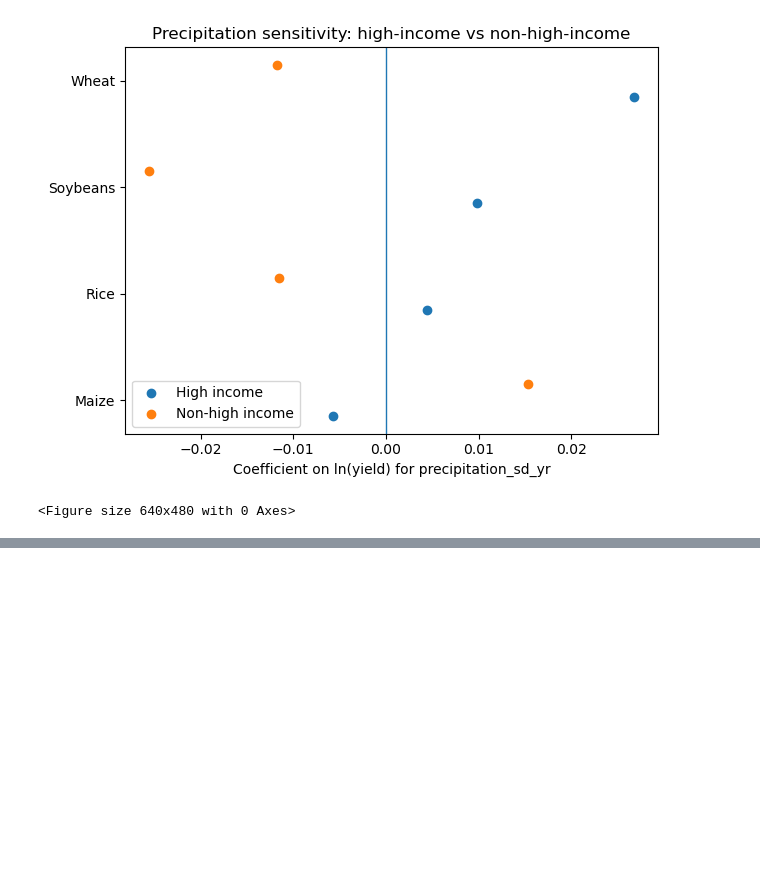
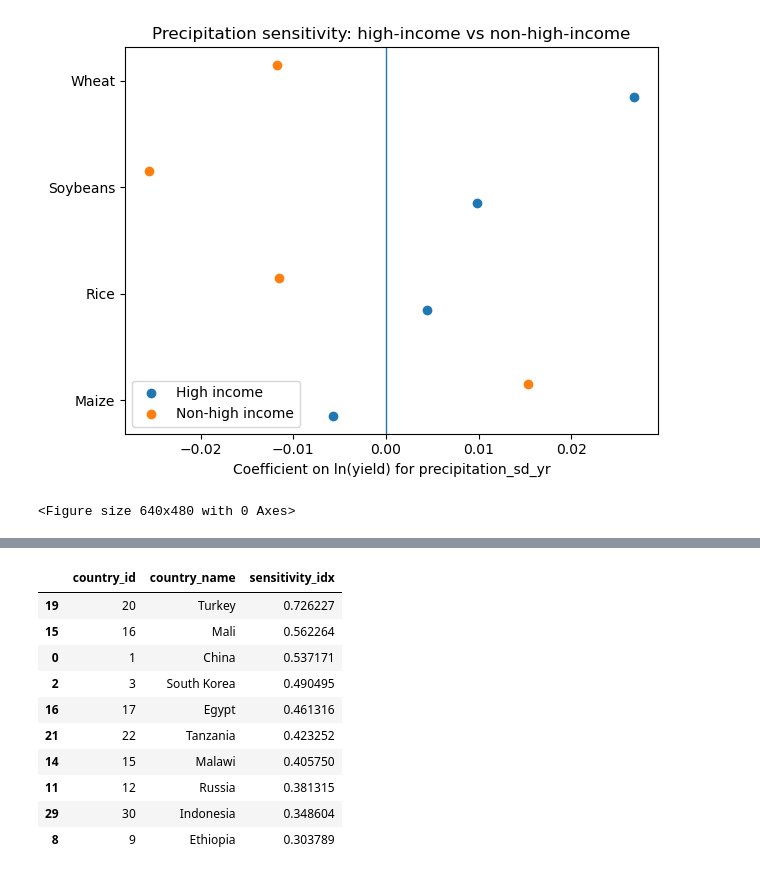
Before and after one commit to clareubc/521d_assignment, a Jupyter notebook: final_project/Final_Project.ipynb, the cells around one changed output, grey strips where cells are left out. Drawn from its saved outputs; the diff is of its cells as text; code cells hidden in the pictures; blank space fills up the shorter version.

```diff
--- a/final_project/Final_Project.ipynb
+++ b/final_project/Final_Project.ipynb
@@ -843,0 +1122,24 @@ plt.savefig("fig4_income_precip.png", dpi=300, bbox_inches="tight")
+# %%
+# Average sensitivity by country across all years
+country_avg_sensitivity = (
+    country_year_sensitivity
+    .groupby(["country_id", "country_name"], as_index=False)
+    .agg(sensitivity_idx=("sensitivity_idx", "mean"))
+)
+
+# Top 10 most sensitive countries (average over time)
+country_avg_sensitivity.sort_values(
+    "sensitivity_idx", ascending=False
+).head(10)
+# %% [output]
+|  | country_id | country_name | sensitivity_idx |
+| 19 | 20 | Turkey | 0.726227 |
+| 15 | 16 | Mali | 0.562264 |
+| 0 | 1 | China | 0.537171 |
+| 2 | 3 | South Korea | 0.490495 |
+| 16 | 17 | Egypt | 0.461316 |
+| 21 | 22 | Tanzania | 0.423252 |
+| 14 | 15 | Malawi | 0.405750 |
+| 11 | 12 | Russia | 0.381315 |
+| 29 | 30 | Indonesia | 0.348604 |
+| 8 | 9 | Ethiopia | 0.303789 |
```
Also changed, not shown: parts of 34 cells of this notebook, 1 other file.
